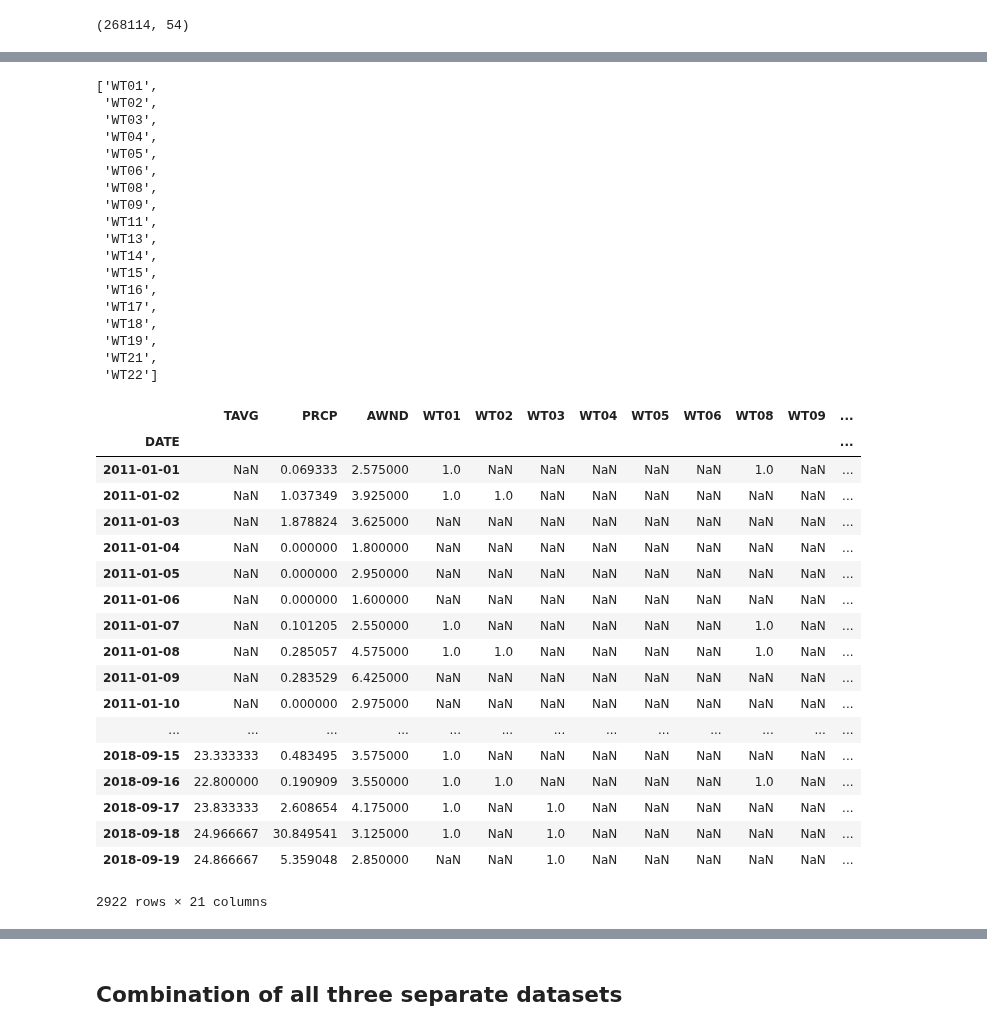
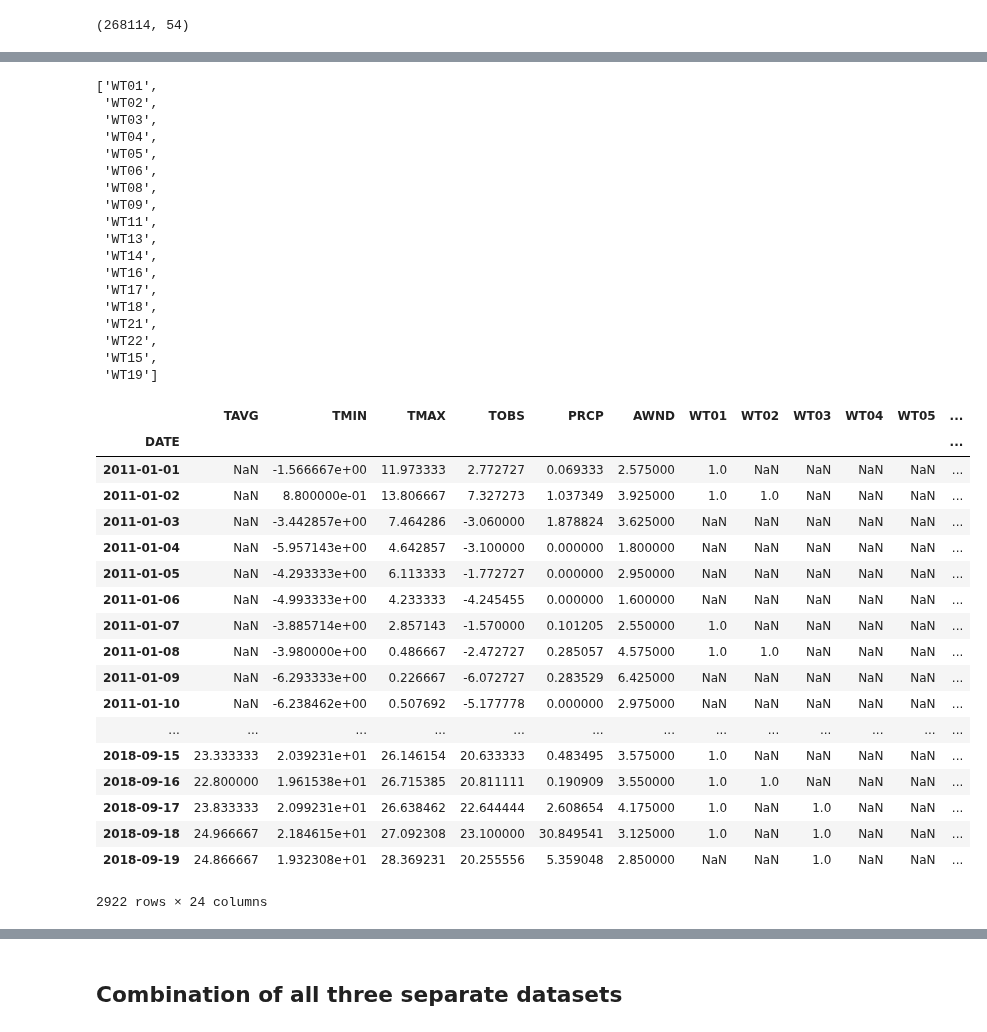
Before and after one commit to julianikulski/bike-sharing, a Jupyter notebook: dataset-creation.ipynb, the cells around one changed output, grey strips where cells are left out. Drawn from its saved outputs; the diff is of its cells as text; code cells hidden in the pictures.

Commit message:
feat: Add additional columns on temperature and change their names

```diff
--- a/dataset-creation.ipynb
+++ b/dataset-creation.ipynb
@@ -136,7 +136,7 @@ all_files = glob.glob(path + "/*.csv")
 df_list_weather = []
 
 for file in all_files:
-    df_comp_weather = pd.read_csv(file)
+    df_comp_weather = pd.read_csv(file, low_memory=False)
     df_list_weather.append(df_comp_weather)
 
-df_weather = pd.concat(df_list_weather, axis=0, ignore_index=True)
+df_weather = pd.concat(df_list_weather, axis=0, ignore_index=True, sort=False)
@@ -204,7 +184,7 @@ df_weather.describe(include='all')
 # %%
 # show all available weather situation columns and create a list without the attribute columns
 weathersit_list = list(df_weather.columns)[12:]
-weathersit = [x for x in weathersit_list if len(x) < 5]
+weathersit = [x for x in weathersit_list if len(x) < 5 and 'WT' in x]
 weathersit
 # %% [output]
 ['WT01',
@@ -218,52 +198,52 @@ weathersit
  'WT11',
  'WT13',
  'WT14',
- 'WT15',
  'WT16',
  'WT17',
  'WT18',
- 'WT19',
  'WT21',
- 'WT22']
+ 'WT22',
+ 'WT15',
+ 'WT19']
 # %%
 # create a new data frame that contains only average temperature, windspeed, precipitation and weathersituation
 # per day across all stations in Washington, D.C.
-var_list = ['TAVG', 'PRCP', 'AWND', weathersit]
+var_list = ['TAVG', 'TMIN', 'TMAX', 'TOBS', 'PRCP', 'AWND', weathersit]
 df_avg_list = []
 
 for var in var_list:
     if type(var) != list:
         data_avg_vars = df_weather.groupby('DATE')[var].mean()
         df_avg_vars = data_avg_vars.to_frame()
         df_avg_list.append(df_avg_vars)
     else:
         for sit in weathersit:
             data_wsit = df_weather.groupby('DATE')[sit].max()
             df_wsit = data_wsit.to_frame()
             df_avg_list.append(df_wsit)
 
 df_weather_aggr = pd.concat(df_avg_list, axis=1)
 df_weather_aggr
 # %% [output]
-|  | TAVG | PRCP | AWND | WT01 | WT02 | WT03 | WT04 | WT05 | WT06 | WT08 | WT09 | ... |
+|  | TAVG | TMIN | TMAX | TOBS | PRCP | AWND | WT01 | WT02 | WT03 | WT04 | WT05 | ... |
 | DATE |  |  |  |  |  |  |  |  |  |  |  | ... |
-| 2011-01-01 | NaN | 0.069333 | 2.575000 | 1.0 | NaN | NaN | NaN | NaN | NaN | 1.0 | NaN | ... |
-| 2011-01-02 | NaN | 1.037349 | 3.925000 | 1.0 | 1.0 | NaN | NaN | NaN | NaN | NaN | NaN | ... |
-| 2011-01-03 | NaN | 1.878824 | 3.625000 | NaN | NaN | NaN | NaN | NaN | NaN | NaN | NaN | ... |
-| 2011-01-04 | NaN | 0.000000 | 1.800000 | NaN | NaN | NaN | NaN | NaN | NaN | NaN | NaN | ... |
-| 2011-01-05 | NaN | 0.000000 | 2.950000 | NaN | NaN | NaN | NaN | NaN | NaN | NaN | NaN | ... |
-| 2011-01-06 | NaN | 0.000000 | 1.600000 | NaN | NaN | NaN | NaN | NaN | NaN | NaN | NaN | ... |
-| 2011-01-07 | NaN | 0.101205 | 2.550000 | 1.0 | NaN | NaN | NaN | NaN | NaN | 1.0 | NaN | ... |
-| 2011-01-08 | NaN | 0.285057 | 4.575000 | 1.0 | 1.0 | NaN | NaN | NaN | NaN | 1.0 | NaN | ... |
-| 2011-01-09 | NaN | 0.283529 | 6.425000 | NaN | NaN | NaN | NaN | NaN | NaN | NaN | NaN | ... |
-| 2011-01-10 | NaN | 0.000000 | 2.975000 | NaN | NaN | NaN | NaN | NaN | NaN | NaN | NaN | ... |
+| 2011-01-01 | NaN | -1.566667e+00 | 11.973333 | 2.772727 | 0.069333 | 2.575000 | 1.0 | NaN | NaN | NaN | NaN | ... |
+| 2011-01-02 | NaN | 8.800000e-01 | 13.806667 | 7.327273 | 1.037349 | 3.925000 | 1.0 | 1.0 | NaN | NaN | NaN | ... |
+| 2011-01-03 | NaN | -3.442857e+00 | 7.464286 | -3.060000 | 1.878824 | 3.625000 | NaN | NaN | NaN | NaN | NaN | ... |
+| 2011-01-04 | NaN | -5.957143e+00 | 4.642857 | -3.100000 | 0.000000 | 1.800000 | NaN | NaN | NaN | NaN | NaN | ... |
+| 2011-01-05 | NaN | -4.293333e+00 | 6.113333 | -1.772727 | 0.000000 | 2.950000 | NaN | NaN | NaN | NaN | NaN | ... |
+| 2011-01-06 | NaN | -4.993333e+00 | 4.233333 | -4.245455 | 0.000000 | 1.600000 | NaN | NaN | NaN | NaN | NaN | ... |
+| 2011-01-07 | NaN | -3.885714e+00 | 2.857143 | -1.570000 | 0.101205 | 2.550000 | 1.0 | NaN | NaN | NaN | NaN | ... |
+| 2011-01-08 | NaN | -3.980000e+00 | 0.486667 | -2.472727 | 0.285057 | 4.575000 | 1.0 | 1.0 | NaN | NaN | NaN | ... |
+| 2011-01-09 | NaN | -6.293333e+00 | 0.226667 | -6.072727 | 0.283529 | 6.425000 | NaN | NaN | NaN | NaN | NaN | ... |
+| 2011-01-10 | NaN | -6.238462e+00 | 0.507692 | -5.177778 | 0.000000 | 2.975000 | NaN | NaN | NaN | NaN | NaN | ... |
 | ... | ... | ... | ... | ... | ... | ... | ... | ... | ... | ... | ... | ... |
-| 2018-09-15 | 23.333333 | 0.483495 | 3.575000 | 1.0 | NaN | NaN | NaN | NaN | NaN | NaN | NaN | ... |
-| 2018-09-16 | 22.800000 | 0.190909 | 3.550000 | 1.0 | 1.0 | NaN | NaN | NaN | NaN | 1.0 | NaN | ... |
-| 2018-09-17 | 23.833333 | 2.608654 | 4.175000 | 1.0 | NaN | 1.0 | NaN | NaN | NaN | NaN | NaN | ... |
-| 2018-09-18 | 24.966667 | 30.849541 | 3.125000 | 1.0 | NaN | 1.0 | NaN | NaN | NaN | NaN | NaN | ... |
-| 2018-09-19 | 24.866667 | 5.359048 | 2.850000 | NaN | NaN | 1.0 | NaN | NaN | NaN | NaN | NaN | ... |
+| 2018-09-15 | 23.333333 | 2.039231e+01 | 26.146154 | 20.633333 | 0.483495 | 3.575000 | 1.0 | NaN | NaN | NaN | NaN | ... |
+| 2018-09-16 | 22.800000 | 1.961538e+01 | 26.715385 | 20.811111 | 0.190909 | 3.550000 | 1.0 | 1.0 | NaN | NaN | NaN | ... |
+| 2018-09-17 | 23.833333 | 2.099231e+01 | 26.638462 | 22.644444 | 2.608654 | 4.175000 | 1.0 | NaN | 1.0 | NaN | NaN | ... |
+| 2018-09-18 | 24.966667 | 2.184615e+01 | 27.092308 | 23.100000 | 30.849541 | 3.125000 | 1.0 | NaN | 1.0 | NaN | NaN | ... |
+| 2018-09-19 | 24.866667 | 1.932308e+01 | 28.369231 | 20.255556 | 5.359048 | 2.850000 | NaN | NaN | 1.0 | NaN | NaN | ... |
-2922 rows × 21 columns
+2922 rows × 24 columns
 # %%
 # reset index and change column names
 df_weather_aggr.reset_index(inplace=True)
```
Also changed, not shown: parts of 5 cells of this notebook.
